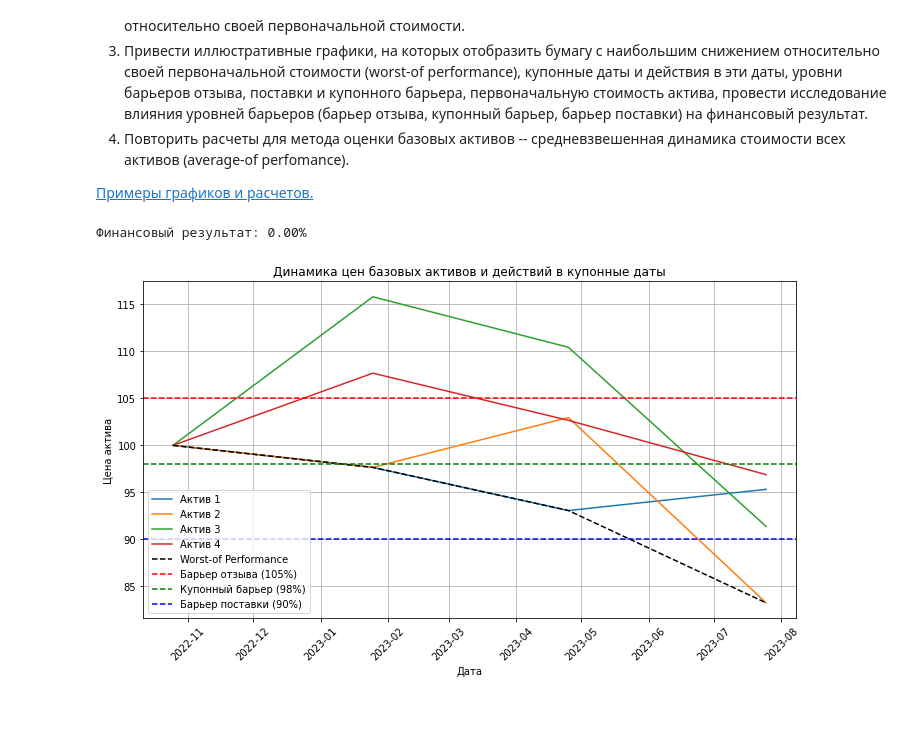
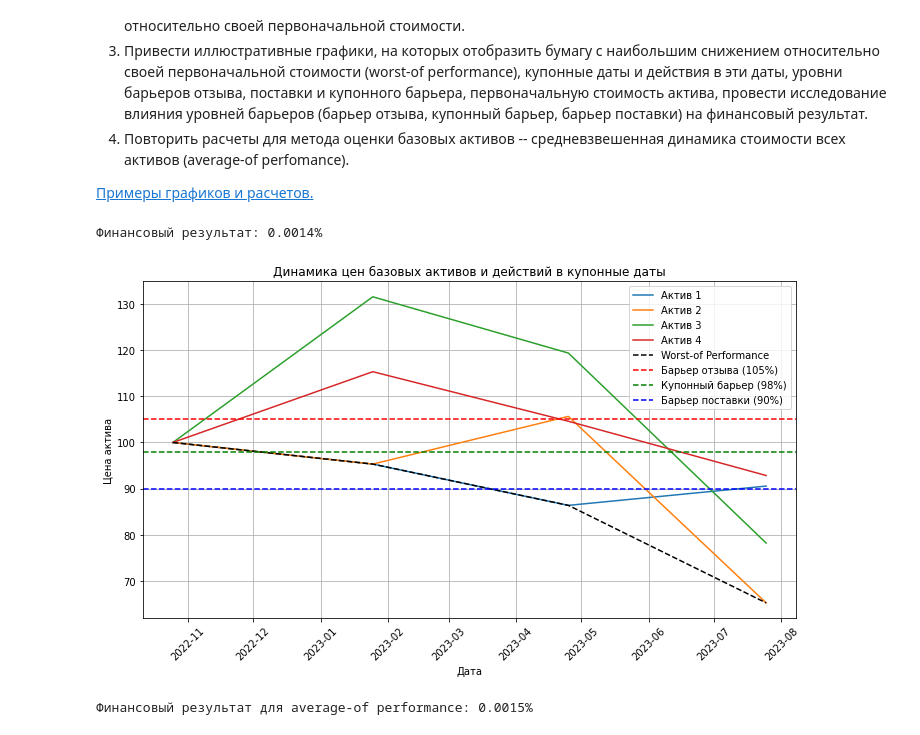
Before and after one commit to KulAndro/Hybrid-and-structural-financial-instruments, a Jupyter notebook: Lab_final_GSFP.ipynb, the cells around one changed output. Cells and saved outputs as stored; diff of their text form; code cells hidden in the pictures.

```diff
--- a/Lab_final_GSFP.ipynb
+++ b/Lab_final_GSFP.ipynb
@@ -39,7 +39,7 @@ dates = pd.to_datetime(["2022-10-25", "2023-01-25", "2023-04-25", "2023-07-25"])
 # Симуляция цен активов (используем случайные изменения цены с нормальным распределением)
 np.random.seed(42)
 n_assets = 4  # Количество активов
-price_changes = np.random.normal(0, 0.1, size=(n_quarters, n_assets))  # Нормальные случайные изменения цен
+price_changes = np.random.normal(0, 0.2, size=(n_quarters, n_assets))  # Нормальные случайные изменения цен
 
 # Инициализация начальных цен для активов
 prices = np.ones((n_quarters, n_assets)) * initial_price
@@ -78,33 +78,59 @@ total_payment = coupon_payments.sum() + final_payment
 investment = 5000000  # Инвестиция 5 млн рублей
 result = (total_payment / investment) * 100  # Результат в процентах
 
 # Выводим результат
-print(f"Финансовый результат: {result:.2f}%")
+print(f"Финансовый результат: {result:.4f}%")
 
 # Построение графиков
 plt.figure(figsize=(10, 6))
 
 # График цен активов
 for i in range(n_assets):
     plt.plot(dates[:n_quarters], prices[:, i], label=f"Актив {i+1}")
 
 # График worst-of performance
 plt.plot(dates[:n_quarters], worst_of_performance, label="Worst-of Performance", color='black', linestyle='--')
 
 # Барьеры
 plt.axhline(y=initial_price * barrier_call, color='r', linestyle='--', label="Барьер отзыва (105%)")
 plt.axhline(y=initial_price * coupon_barrier, color='g', linestyle='--', label="Купонный барьер (98%)")
 plt.axhline(y=initial_price * delivery_barrier, color='b', linestyle='--', label="Барьер поставки (90%)")
 
 # Настройки графика
 plt.title("Динамика цен базовых активов и действий в купонные даты")
 plt.xlabel("Дата")
 plt.ylabel("Цена актива")
 plt.legend()
 plt.grid(True)
 plt.xticks(rotation=45)
 plt.tight_layout()
 plt.show()
 # %% [output]
-Финансовый результат: 0.00%
+Финансовый результат: 0.0014%
-[figure, old version]
+[figure, new version]
+# %%
+# Расчет среднего значения динамики стоимости активов
+avg_of_performance = np.mean(prices, axis=1)
+
+# Инициализация начальных значений для купонных выплат и досрочных погашений
+coupon_payments_avg = np.zeros(n_quarters)
+early_redemptions_avg = np.zeros(n_quarters)
+
+# Расчет купонных выплат и досрочных погашений для average-of performance
+for i in range(n_quarters):
+    # Проверка на купонный барьер
+    if avg_of_performance[i] >= initial_price * coupon_barrier:
+        coupon_payments_avg[i] = coupon_rate * initial_price / 4  # Купон за квартал
+    # Проверка на досрочное погашение
+    if avg_of_performance[i] >= initial_price * barrier_call:
+        early_redemptions_avg[i] = initial_price  # Продукт погашен досрочно
+        break
+
+# Расчет финансового результата для average-of performance
+total_payment_avg = coupon_payments_avg.sum() + final_payment
+result_avg = (total_payment_avg / investment) * 100  # Результат в процентах
+
+# Вывод результата
+print(f"Финансовый результат для average-of performance: {result_avg:.4f}%")
+# %% [output]
+Финансовый результат для average-of performance: 0.0015%
```
